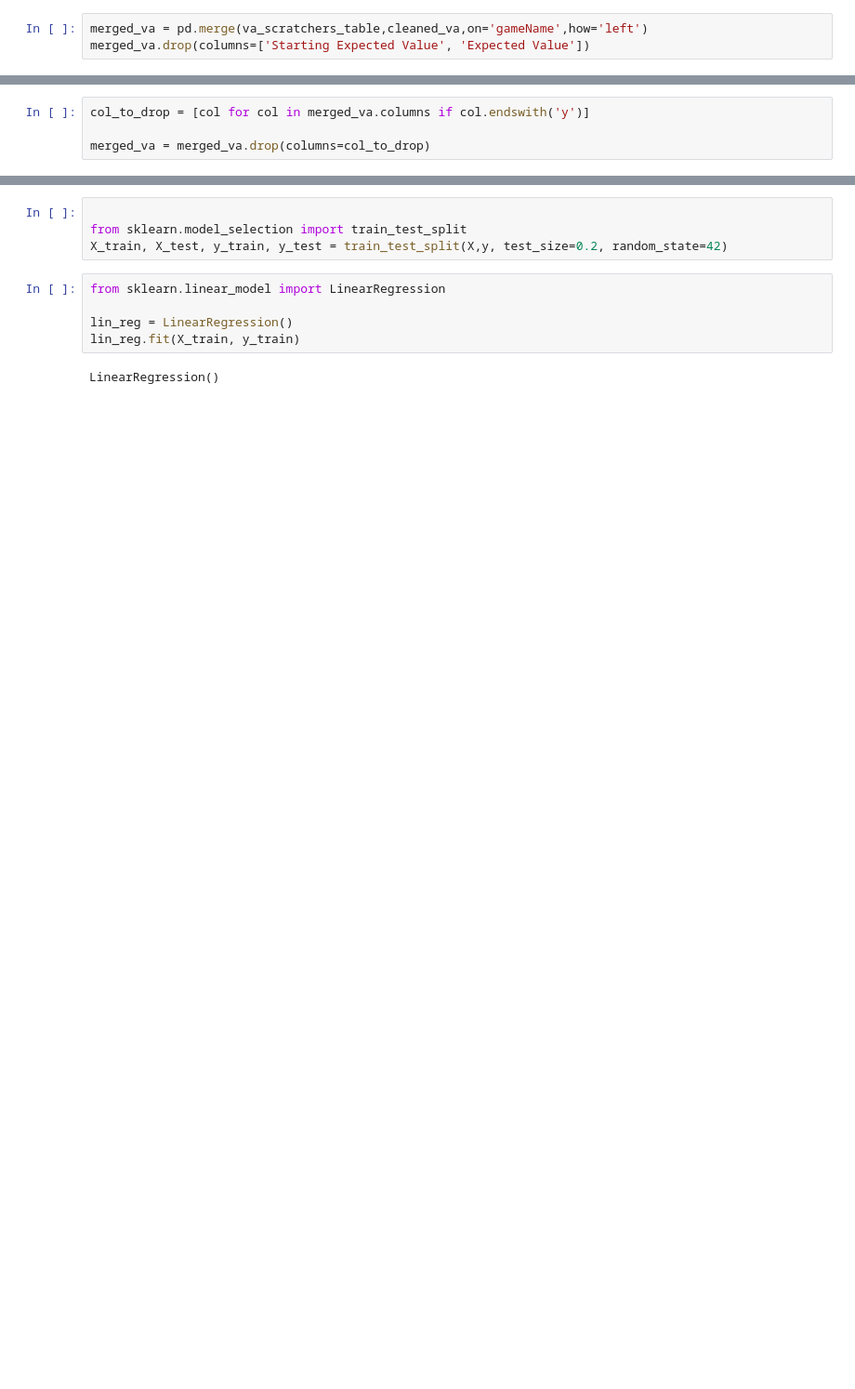
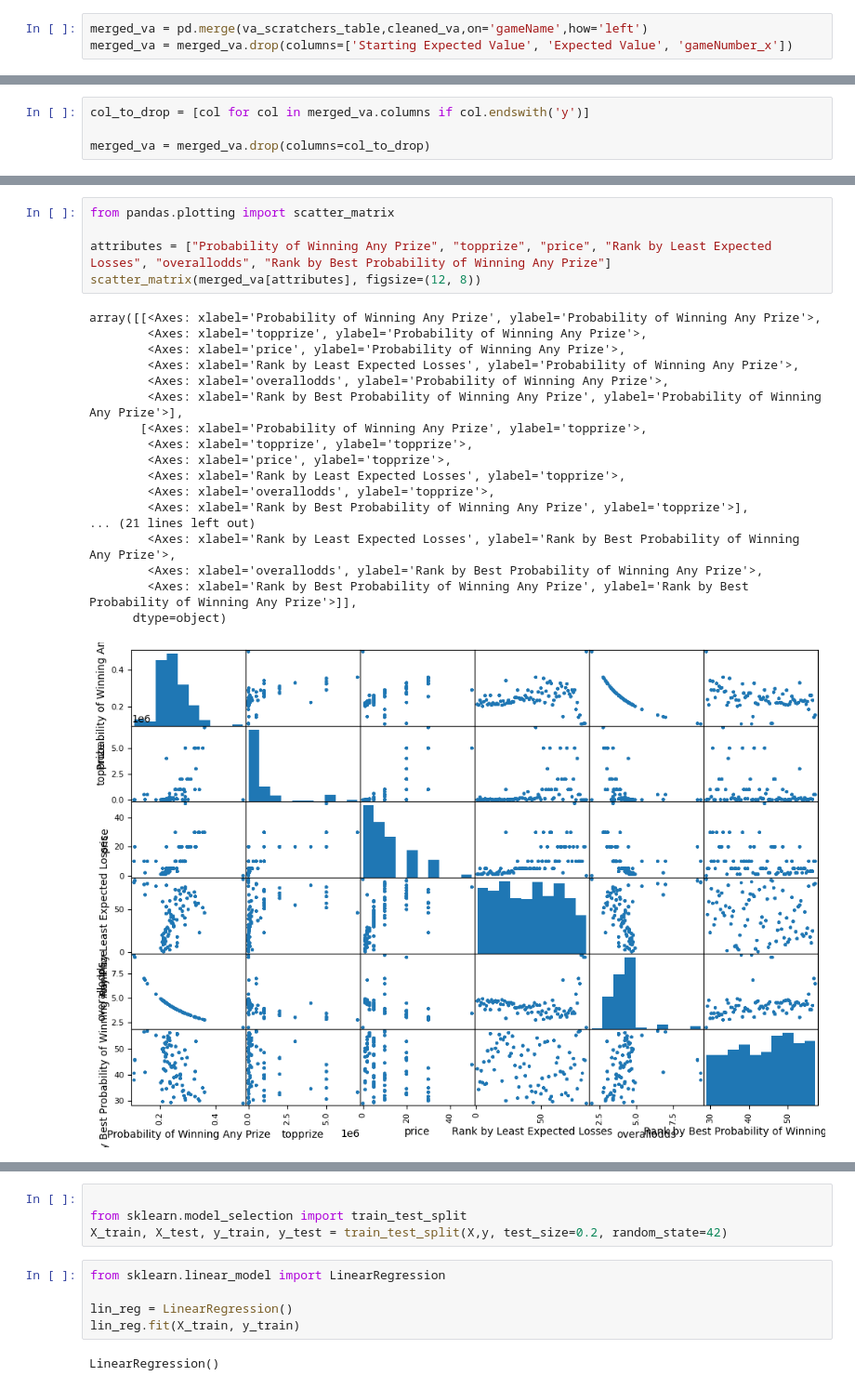
Before and after one commit to bdoniger/Mitigating-Risks-for-the-Virginia-Lottery, a Jupyter notebook: main.ipynb, the cells around one changed output, grey strips where cells are left out. Shown at 93% size. Saved outputs shown, nothing was run; the diff lists cells and outputs as text; blank space fills up the shorter version.

```diff
--- a/main.ipynb
+++ b/main.ipynb
@@ -92,4 +92,4 @@ cleaned_va
 85 rows × 53 columns
 # %%
 merged_va = pd.merge(va_scratchers_table,cleaned_va,on='gameName',how='left')
-merged_va.drop(columns=['Starting Expected Value', 'Expected Value'])
+merged_va = merged_va.drop(columns=['Starting Expected Value', 'Expected Value', 'gameNumber_x'])
@@ -145,0 +141,24 @@ merged_va
+# %%
+from pandas.plotting import scatter_matrix
+
+attributes = ["Probability of Winning Any Prize", "topprize", "price", "Rank by Least Expected Losses", "overallodds", "Rank by Best Probability of Winning Any Prize"]
+scatter_matrix(merged_va[attributes], figsize=(12, 8))
+# %% [output]
+array([[<Axes: xlabel='Probability of Winning Any Prize', ylabel='Probability of Winning Any Prize'>,
+        <Axes: xlabel='topprize', ylabel='Probability of Winning Any Prize'>,
+        <Axes: xlabel='price', ylabel='Probability of Winning Any Prize'>,
+        <Axes: xlabel='Rank by Least Expected Losses', ylabel='Probability of Winning Any Prize'>,
+        <Axes: xlabel='overallodds', ylabel='Probability of Winning Any Prize'>,
+        <Axes: xlabel='Rank by Best Probability of Winning Any Prize', ylabel='Probability of Winning Any Prize'>],
+       [<Axes: xlabel='Probability of Winning Any Prize', ylabel='topprize'>,
+        <Axes: xlabel='topprize', ylabel='topprize'>,
+        <Axes: xlabel='price', ylabel='topprize'>,
+        <Axes: xlabel='Rank by Least Expected Losses', ylabel='topprize'>,
+        <Axes: xlabel='overallodds', ylabel='topprize'>,
+        <Axes: xlabel='Rank by Best Probability of Winning Any Prize', ylabel='topprize'>],
+... (21 lines left out)
+        <Axes: xlabel='Rank by Least Expected Losses', ylabel='Rank by Best Probability of Winning Any Prize'>,
+        <Axes: xlabel='overallodds', ylabel='Rank by Best Probability of Winning Any Prize'>,
+        <Axes: xlabel='Rank by Best Probability of Winning Any Prize', ylabel='Rank by Best Probability of Winning Any Prize'>]],
+      dtype=object)
+[figure, added]
```
Also changed, not shown: parts of 20 cells of this notebook.
